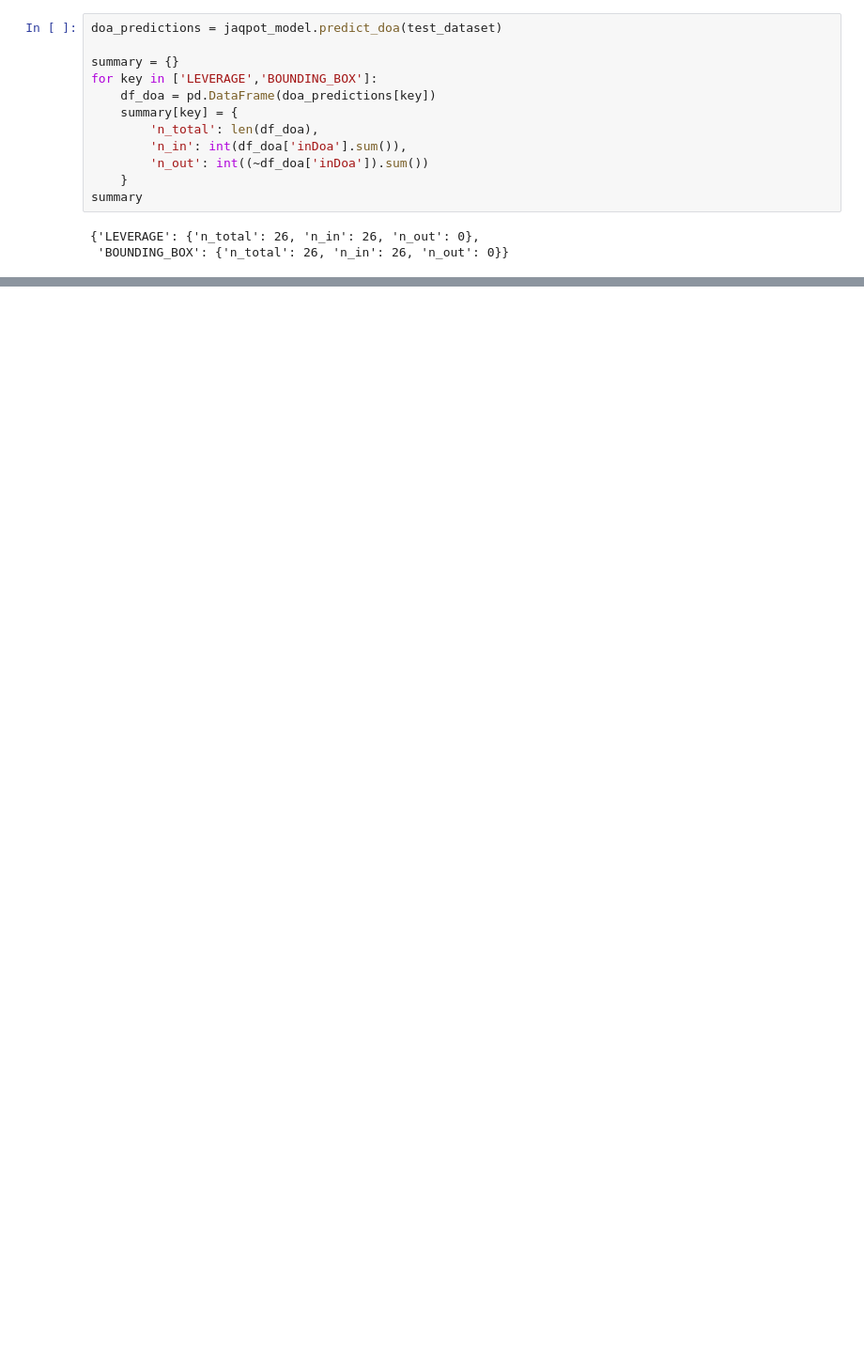
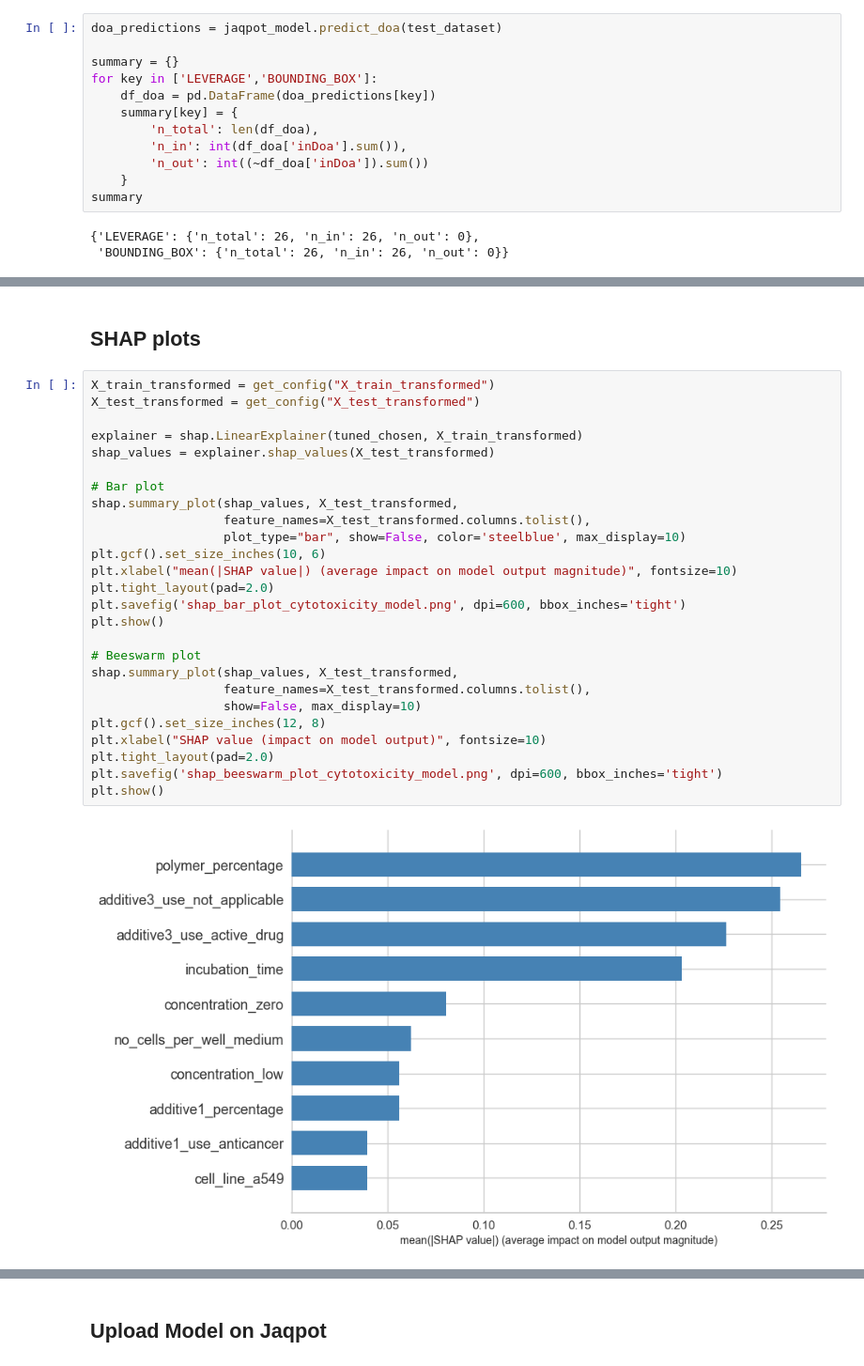
Before and after one commit to Alexangelo92/Cytotoxicity_mdpi, a Jupyter notebook: cytotoxicity_rf_classifier_MDPI_no outliers.ipynb, the cells around one changed output, grey strips where cells are left out. Shown at 94% size. Drawn from its saved outputs; the diff is of its cells as text; blank space fills up the shorter version.

```diff
--- a/cytotoxicity_rf_classifier_MDPI_no outliers.ipynb
+++ b/cytotoxicity_rf_classifier_MDPI_no outliers.ipynb
@@ -1215,0 +1266,30 @@ summary
+# %% [markdown]
+## SHAP plots
+# %%
+X_train_transformed = get_config("X_train_transformed")
+X_test_transformed = get_config("X_test_transformed")
+
+explainer = shap.LinearExplainer(tuned_chosen, X_train_transformed)
+shap_values = explainer.shap_values(X_test_transformed)
+
+# Bar plot
+shap.summary_plot(shap_values, X_test_transformed,
+                  feature_names=X_test_transformed.columns.tolist(),
+                  plot_type="bar", show=False, color='steelblue', max_display=10)
+plt.gcf().set_size_inches(10, 6)
+plt.xlabel("mean(|SHAP value|) (average impact on model output magnitude)", fontsize=10)
+plt.tight_layout(pad=2.0)
+plt.savefig('shap_bar_plot_cytotoxicity_model.png', dpi=600, bbox_inches='tight')
+plt.show()
+
+# Beeswarm plot
+shap.summary_plot(shap_values, X_test_transformed,
+                  feature_names=X_test_transformed.columns.tolist(),
+                  show=False, max_display=10)
+plt.gcf().set_size_inches(12, 8)
+plt.xlabel("SHAP value (impact on model output)", fontsize=10)
+plt.tight_layout(pad=2.0)
+plt.savefig('shap_beeswarm_plot_cytotoxicity_model.png', dpi=600, bbox_inches='tight')
+plt.show()
+# %% [output]
+[figure, added]
@@ -1216,3 +1297,5 @@ summary
+# %% [markdown]
+## Upload Model on Jaqpot
 # %%
 # # Upload the pretrained model on Jaqpot
 # jaqpot = Jaqpot()
```
Also changed, not shown: parts of 17 cells of this notebook, 10 other files.
